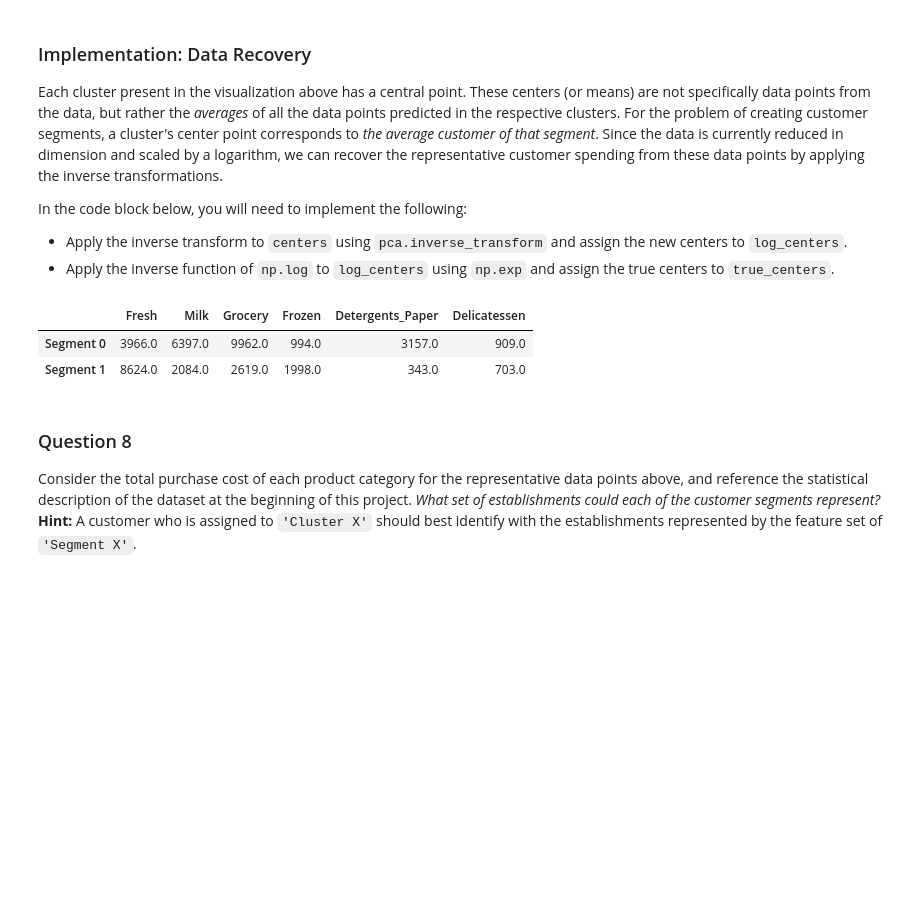
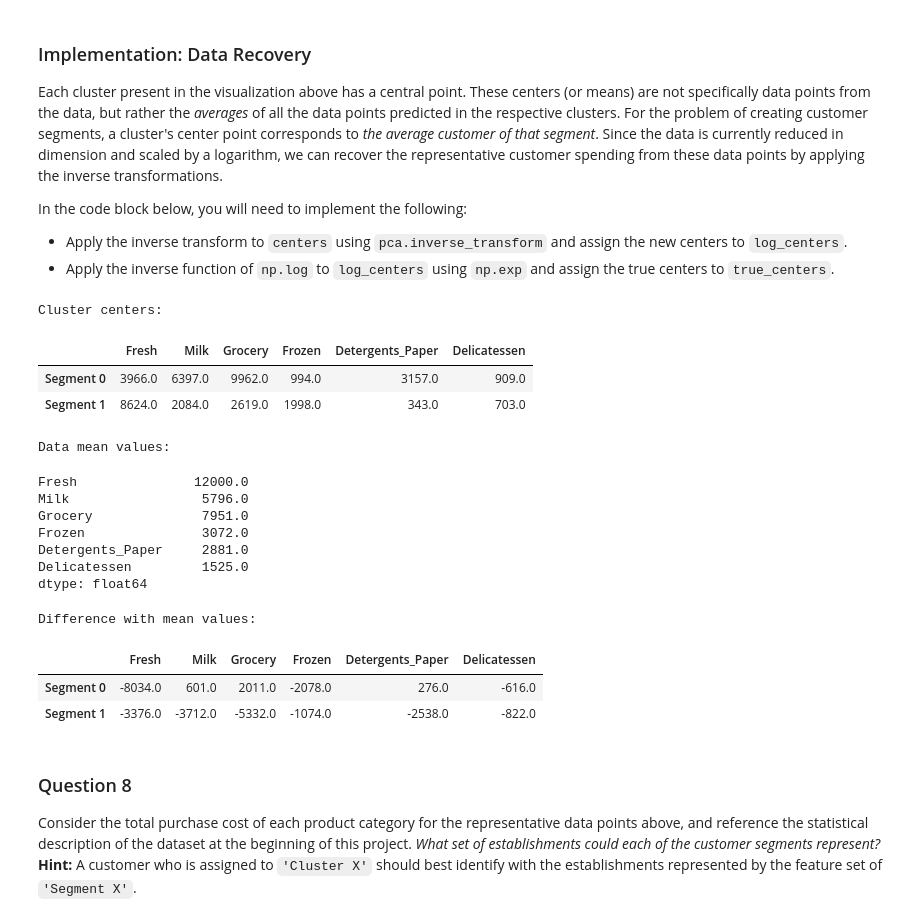
Before and after one commit to vaibhavchakki/customer_segments, a Jupyter notebook: customer_segments.ipynb, the cells around one changed output. Cells and saved outputs as stored; diff of their text form; code cells hidden in the pictures; blank space fills up the shorter version.

```diff
--- a/customer_segments.ipynb
+++ b/customer_segments.ipynb
@@ -556,19 +556,39 @@ In the code block below, you will need to implement the following:
 # %%
 # TODO: Inverse transform the centers
 log_centers = pca.inverse_transform(centers)
 
 # TODO: Exponentiate the centers
 true_centers = np.exp(log_centers)
 
 # Display the true centers
 segments = ['Segment {}'.format(i) for i in range(0,len(centers))]
 true_centers = pd.DataFrame(np.round(true_centers), columns = data.keys())
 true_centers.index = segments
+print ("Cluster centers:")
 display(true_centers)
+
+print ("Data mean values:")
+display(np.around(data.mean()))
+
+print("Difference with mean values:")
+display(true_centers - np.around(data.mean().values))
 # %% [output]
+Cluster centers:
 |  | Fresh | Milk | Grocery | Frozen | Detergents_Paper | Delicatessen |
 | Segment 0 | 3966.0 | 6397.0 | 9962.0 | 994.0 | 3157.0 | 909.0 |
 | Segment 1 | 8624.0 | 2084.0 | 2619.0 | 1998.0 | 343.0 | 703.0 |
+Data mean values:
+Fresh               12000.0
+Milk                 5796.0
+Grocery              7951.0
+Frozen               3072.0
+Detergents_Paper     2881.0
+Delicatessen         1525.0
+dtype: float64
+Difference with mean values:
+|  | Fresh | Milk | Grocery | Frozen | Detergents_Paper | Delicatessen |
+| Segment 0 | -8034.0 | 601.0 | 2011.0 | -2078.0 | 276.0 | -616.0 |
+| Segment 1 | -3376.0 | -3712.0 | -5332.0 | -1074.0 | -2538.0 | -822.0 |
 # %% [markdown]
 ### Question 8
 Consider the total purchase cost of each product category for the representative data points above, and reference the statistical description of the dataset at the beginning of this project. *What set of establishments could each of the customer segments represent?*
```
Also changed, not shown: parts of 5 cells of this notebook, 1 other file.
